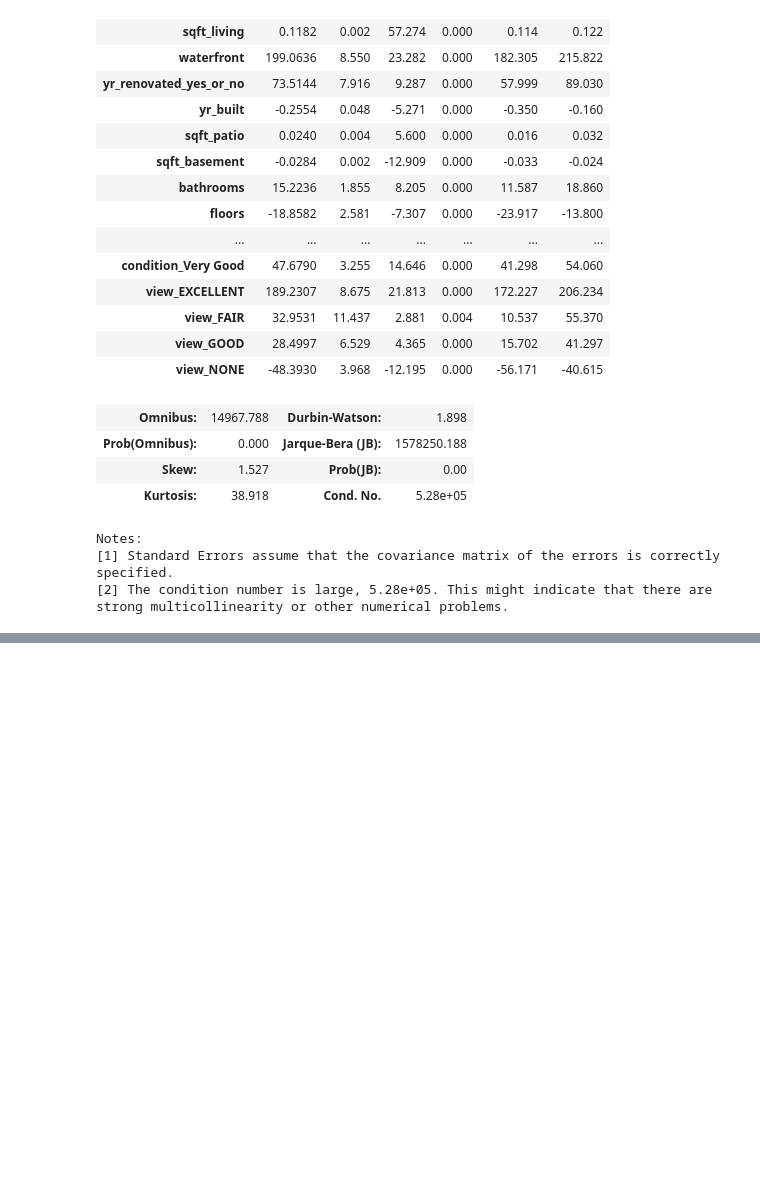
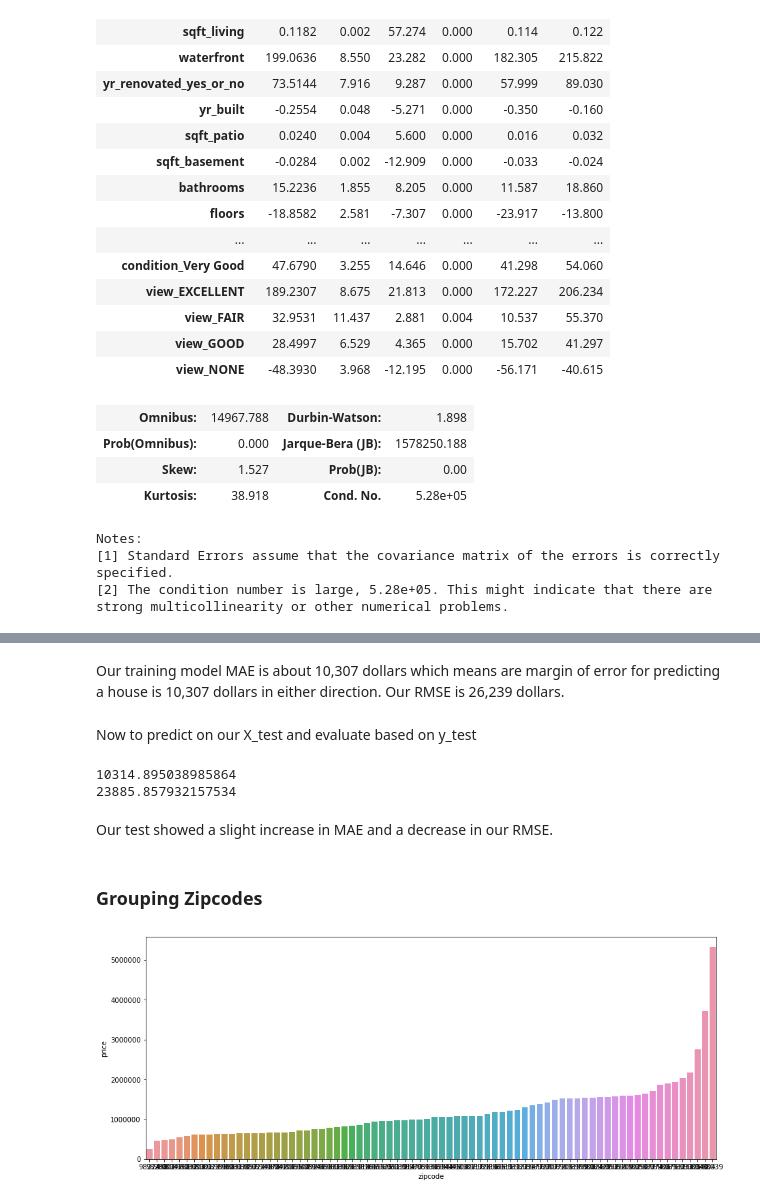
Before and after one commit to charlesmpan/SeattleHousingPricePredictor, a Jupyter notebook: Garrett_notebook.ipynb, the cells around one changed output, grey strips where cells are left out. Cells and saved outputs as stored; diff of their text form; code cells hidden in the pictures; blank space fills up the shorter version.

Commit message:
started train test split

```diff
--- a/Garrett_notebook.ipynb
+++ b/Garrett_notebook.ipynb
@@ -1392,0 +1495,28 @@ sns.scatterplot(x=np.log(df['sqft_living']), y=np.log(df['price']))
+# %% [markdown]
+Our training model MAE is about 10,307 dollars which means are margin of error for predicting a house is 10,307 dollars in either direction. Our RMSE is 26,239 dollars.
+# %% [markdown]
+Now to predict on our X_test and evaluate based on y_test
+# %%
+# metrics
+y_pred = lr.predict(X_test)
+
+print(mean_absolute_error(y_test, y_pred) ** 2)
+print(mean_squared_error(y_test, y_pred, squared=True))
+# %% [output]
+10314.895038985864
+23885.857932157534
+# %% [markdown]
+Our test showed a slight increase in MAE and a decrease in our RMSE.
+# %% [markdown]
+### Grouping Zipcodes
+# %%
+# top 10 zipcodes by average price
+zipcode_price = df[['price','zipcode']].groupby(by='zipcode').mean().reset_index().sort_values(by='price')\
+
+
+fig, ax = plt.subplots(figsize=(15,6))
+
+sns.barplot(data=zipcode_price, x='zipcode', y='price', ax=ax)
+plt.ticklabel_format(style='plain', axis='y',useOffset=False)
+# %% [output]
+[figure, added]
```
Also changed, not shown: parts of 35 cells of this notebook, 1 other file.
